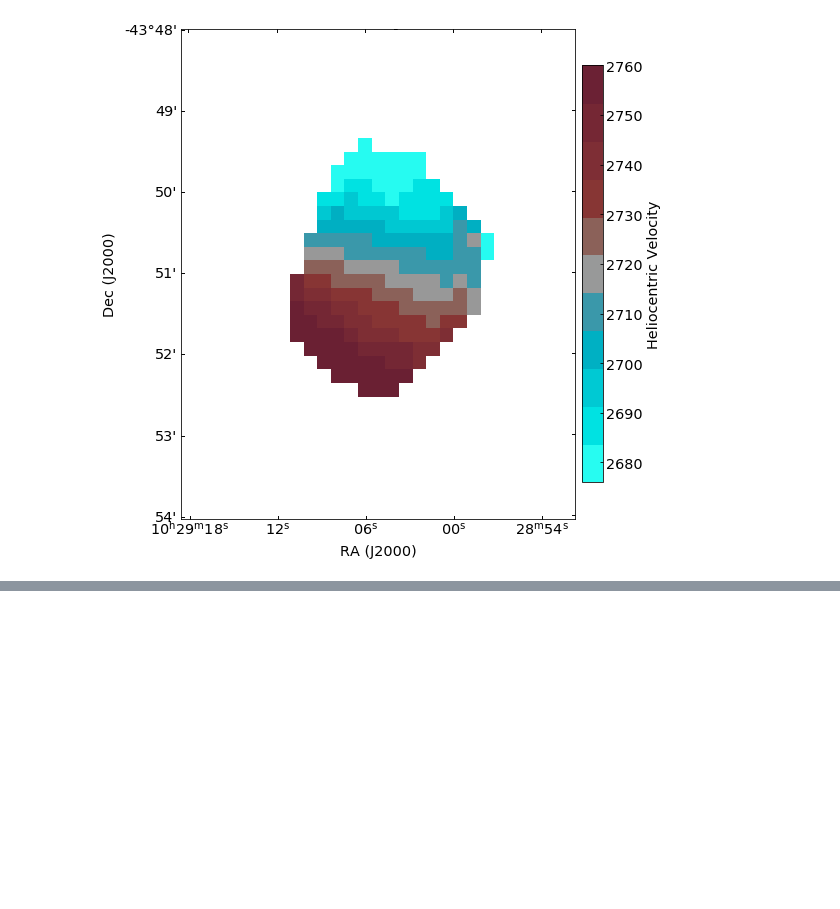
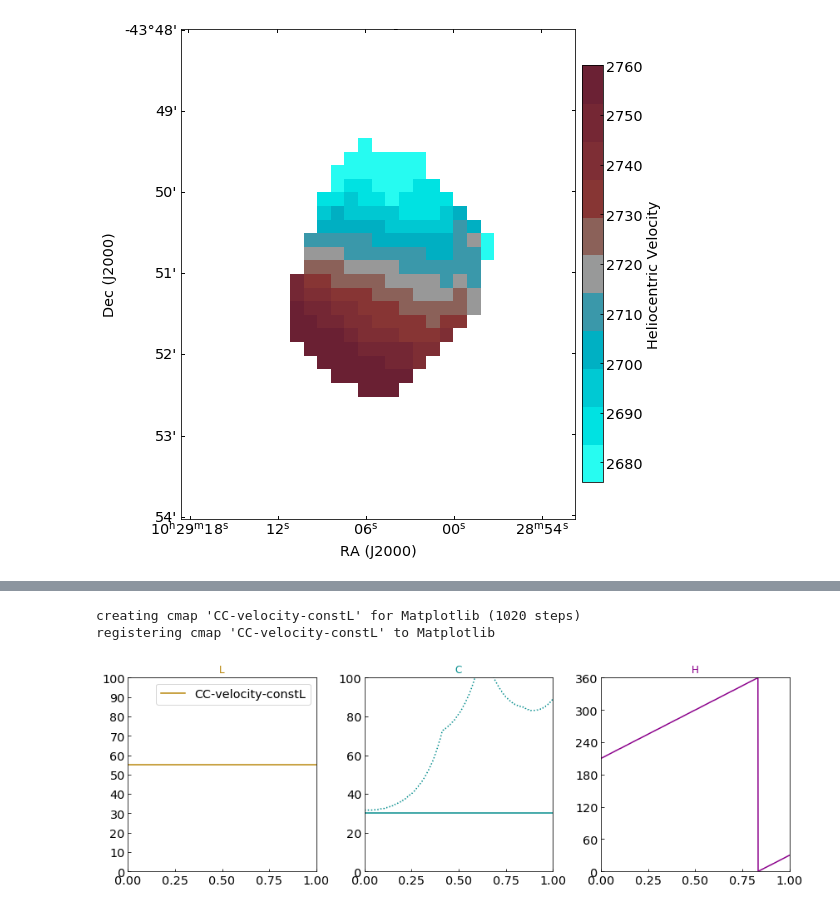
Before and after one commit to mlarichardson/CosmosCanvas, a Jupyter notebook: 3. Plot Velocity Fields.ipynb, the cells around one changed output, grey strips where cells are left out. Cells and saved outputs as stored; diff of their text form; code cells hidden in the pictures; blank space fills up the shorter version.

```diff
--- a/3. Plot Velocity Fields.ipynb
+++ b/3. Plot Velocity Fields.ipynb
@@ -329,0 +333,20 @@ WARNING: FITSFixedWarning: 'spcfix' made the change 'Changed CTYPE3 from 'FELO-H
+# %%
+# Set min/max data values for the colour range in the plot.
+min_value = 2676.0
+max_value = 2760.0
+L_0=55
+C_0=30
+H_start=210.  # Cyan 230 or Turquoise 190 set for min_value.
+H_dir='right'  # Select colours on the colour wheel in the clockwise direction. For counter-clockwise use 'right'
+
+# Create velocity constant L & C cmap.
+cmap_L0 = "CC-velocity-constL"
+vmap.create_cmap_velocity_constantL(L_0=L_0,C_0=C_0,H_start=H_start,H_dir=H_dir,name=cmap_L0)
+# %% [output]
+creating cmap 'CC-velocity-constL' for Matplotlib (1020 steps)
+registering cmap 'CC-velocity-constL' to Matplotlib
+# %%
+# Let's show the default colour map in LCH space, again rescaled to 0:1 using the plot_path function.
+axes = maps.plot_path(cmap_L0, space='LCH', stack='H', axes=[]  , styles=['-' ], legend_label=cmap_L0)
+# %% [output]
+[figure, added]
```
Also changed, not shown: parts of 4 cells of this notebook, 1 other file.
